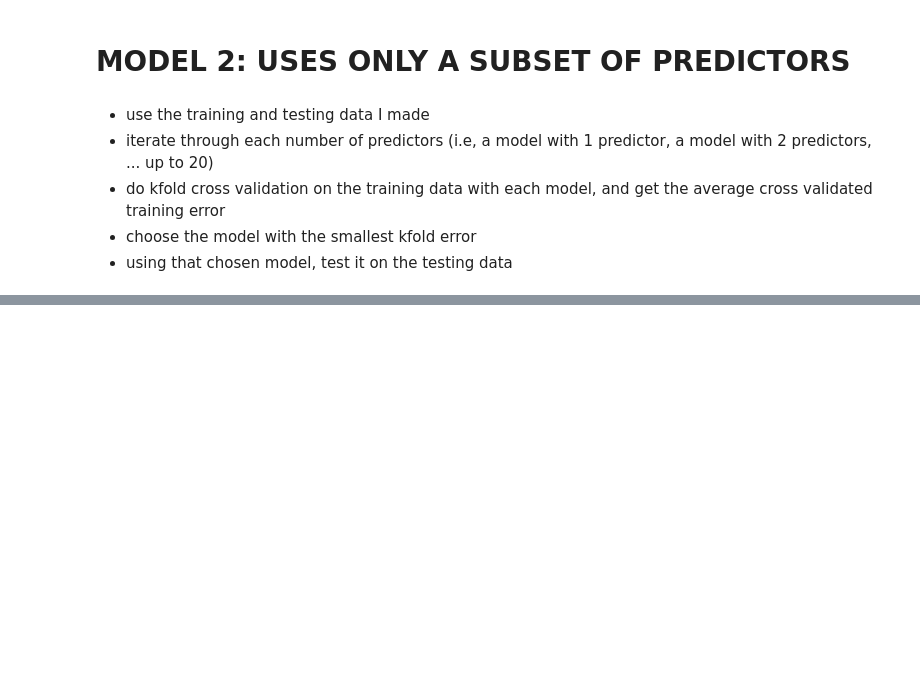
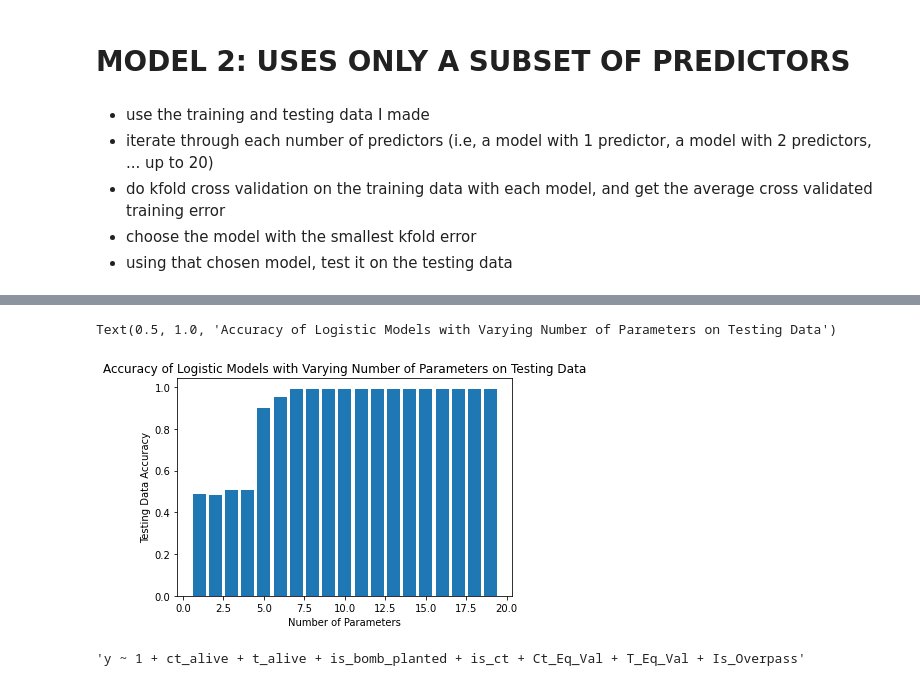
Before and after one commit to dylanknlee/Cogs-109-Final-Project, a Jupyter notebook: Final Project (1).ipynb, the cells around one changed output, grey strips where cells are left out. Saved outputs shown, nothing was run; the diff lists cells and outputs as text; code cells hidden in the pictures; blank space fills up the shorter version.

```diff
--- a/Final Project (1).ipynb
+++ b/Final Project (1).ipynb
@@ -294,0 +488,14 @@ testing_error
+# %%
+plt.bar(list(testing_error.keys()), list(testing_error.values()))
+plt.xlabel('Number of Parameters')
+plt.ylabel('Testing Data Accuracy')
+plt.title('Accuracy of Logistic Models with Varying Number of Parameters on Testing Data')
+# %% [output]
+Text(0.5, 1.0, 'Accuracy of Logistic Models with Varying Number of Parameters on Testing Data')
+[figure, added]
+# %%
+# based off a high accuracy yet small number of parameters, we choose the 7th model
+chosen_model = equation_list[6] # 7th model is the best
+chosen_model
+# %% [output]
+'y ~ 1 + ct_alive + t_alive + is_bomb_planted + is_ct + Ct_Eq_Val + T_Eq_Val + Is_Overpass'
```
Also changed, not shown: parts of 24 cells of this notebook.
